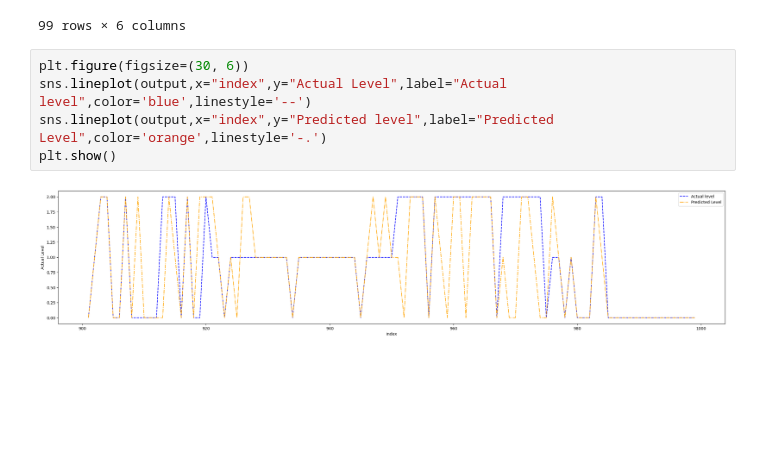
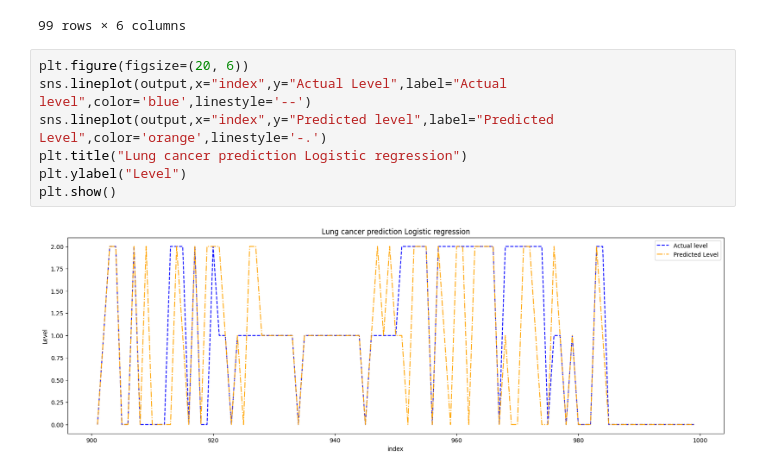
Before and after one commit to pop-o/PythonML, a Jupyter notebook: Regression/Lung_Cancer_Prediction/LungCancerPrediction.ipynb, the cells around one changed output. Drawn from its saved outputs; the diff is of its cells as text; blank space fills up the shorter version.

Commit message:
Added Graphs

```diff
--- a/Regression/Lung_Cancer_Prediction/LungCancerPrediction.ipynb
+++ b/Regression/Lung_Cancer_Prediction/LungCancerPrediction.ipynb
@@ -247,9 +253,11 @@ output
 | 999 | 0 | 0 | 0 | 0 | 0.0 | 999 |
 99 rows × 6 columns
 # %%
-plt.figure(figsize=(30, 6))
+plt.figure(figsize=(20, 6))
 sns.lineplot(output,x="index",y="Actual Level",label="Actual level",color='blue',linestyle='--')
 sns.lineplot(output,x="index",y="Predicted level",label="Predicted Level",color='orange',linestyle='-.')
+plt.title("Lung cancer prediction Logistic regression")
+plt.ylabel("Level")
 plt.show()
 # %% [output]
-[figure, old version]
+[figure, new version]
```
Also changed, not shown: parts of 1 cell of this notebook, 5 other files.
